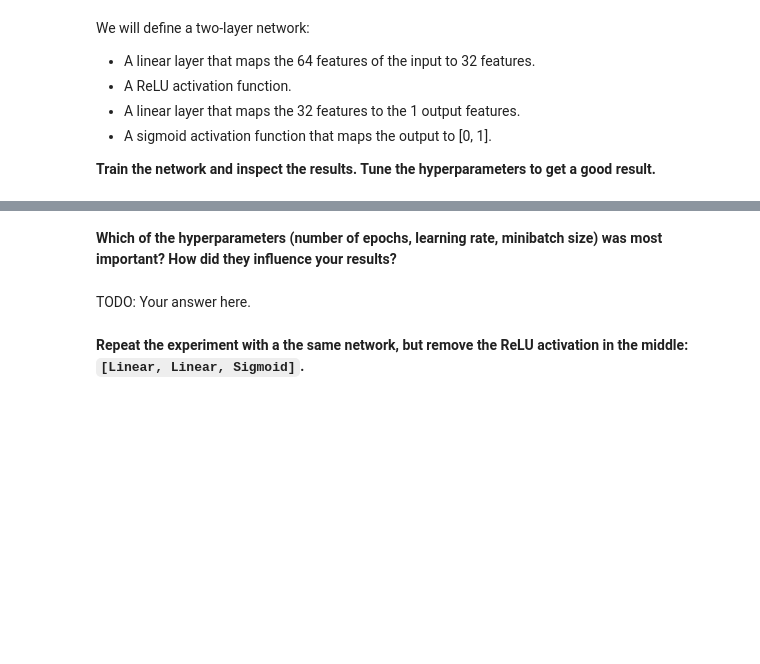
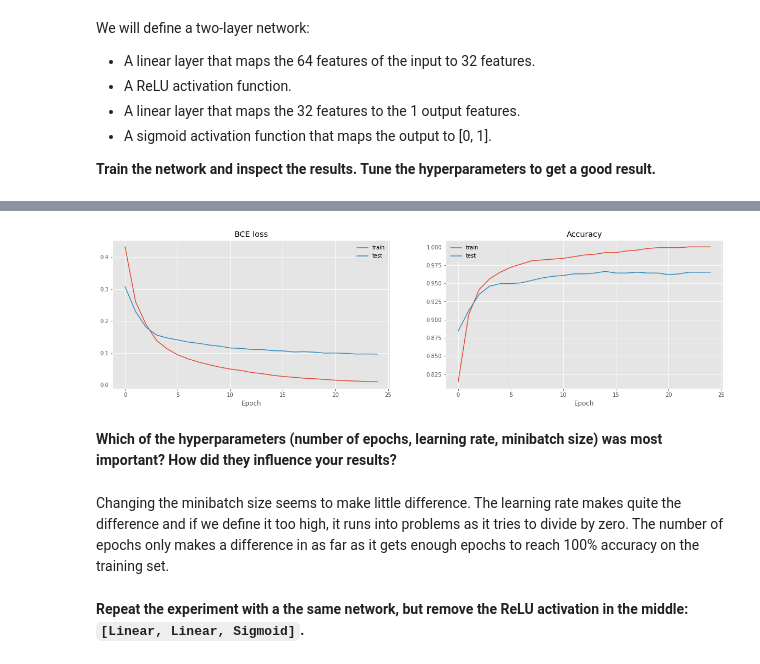
Before and after one commit to NienkeWessel/RadboudDeepLearning, a Jupyter notebook: deep-learning-assignment-1.ipynb, the cells around one changed output, grey strips where cells are left out. Drawn from its saved outputs; the diff is of its cells as text; code cells hidden in the pictures; blank space fills up the shorter version.

```diff
--- a/deep-learning-assignment-1.ipynb
+++ b/deep-learning-assignment-1.ipynb
@@ -603,23 +603,24 @@ class Linear:
         return y
 
     def backward(self, x, dy):
-        # TODO: compute the backward pass,
+        # DONE: compute the backward pass,
         # given dy, compute the gradients for x, W and b
         dx = dy.dot(self.W.T)
         self.dW = x.T.dot(dy)
         self.db = np.sum(dy,axis=0)#np.ones((1,x.shape[0])).dot(dy)
         #print("dy",dy)
         #print(self.db)
-        print(dy.shape)
+        #print(dy.shape)
         #print(np.ones((self.b.shape[0],self.b.shape[0])).shape)
-        print(self.db.shape)
+        #print(self.db.shape)
         #print("dx",dx.shape)
         return dx
 
     def step(self, step):
+        #raise NotImplementedError  # DONE?
         # TODO: apply a gradient descent update step
-        self.W = self.W  # TODO
-        self.b = self.b  # TODO
+        self.W = self.W - step*self.dW  # DONE?
+        self.b = self.b - step*self.db # DONE?
 
     def __str__(self):
         return 'Linear %dx%d' % self.W.shape
@@ -659,7 +658,8 @@ class Sigmoid:
         return dy * sigmoid_grad(x)
 
     def step(self, step_size):
-        raise NotImplementedError  # TODO
+        #raise NotImplementedError  # TODO
+        return
 
     def __str__(self):
         return 'Sigmoid'
@@ -695,7 +695,8 @@ class ReLU:
         return dy * relu_grad(x)
 
     def step(self, step_size):
-        raise NotImplementedError  # TODO
+        #raise NotImplementedError  # TODO
+        return
 
     def __str__(self):
         return 'ReLU'
@@ -998,5 +1002,6 @@ net = Net([
 # TODO: tune the hyperparameters
 fit(net, x, y,
     epochs = 25,
-    learning_rate = 0,
+    learning_rate = 0.01,
     mb_size = 10)
+# %% [output]
@@ -1003,6 +1025,7 @@ fit(net, x, y,
+[figure, added]
 # %% [markdown]
 **Which of the hyperparameters (number of epochs, learning rate, minibatch size) was most important? How did they influence your results?**
-# %% [markdown]
-TODO: Your answer here.
+# %% [markdown]
+Changing the minibatch size seems to make little difference. The learning rate makes quite the difference and if we define it too high, it runs into problems as it tries to divide by zero. The number of epochs only makes a difference in as far as it gets enough epochs to reach 100% accuracy on the training set.
 # %% [markdown]
 **Repeat the experiment with a the same network, but remove the ReLU activation in the middle: `[Linear, Linear, Sigmoid]`.**
```
Also changed, not shown: parts of 31 cells of this notebook.
